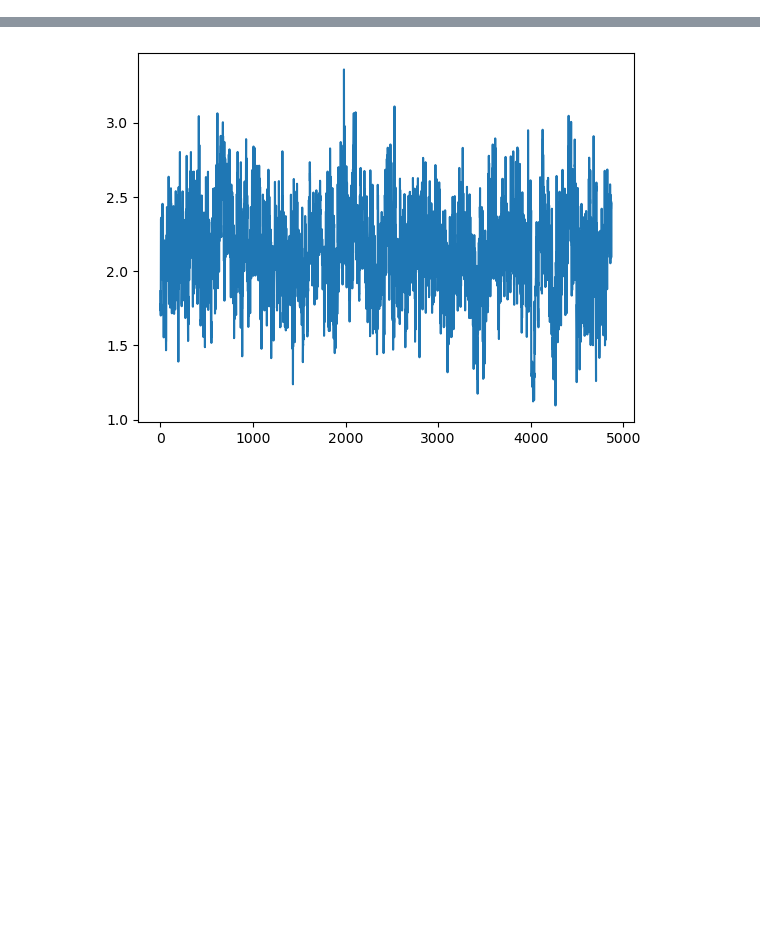
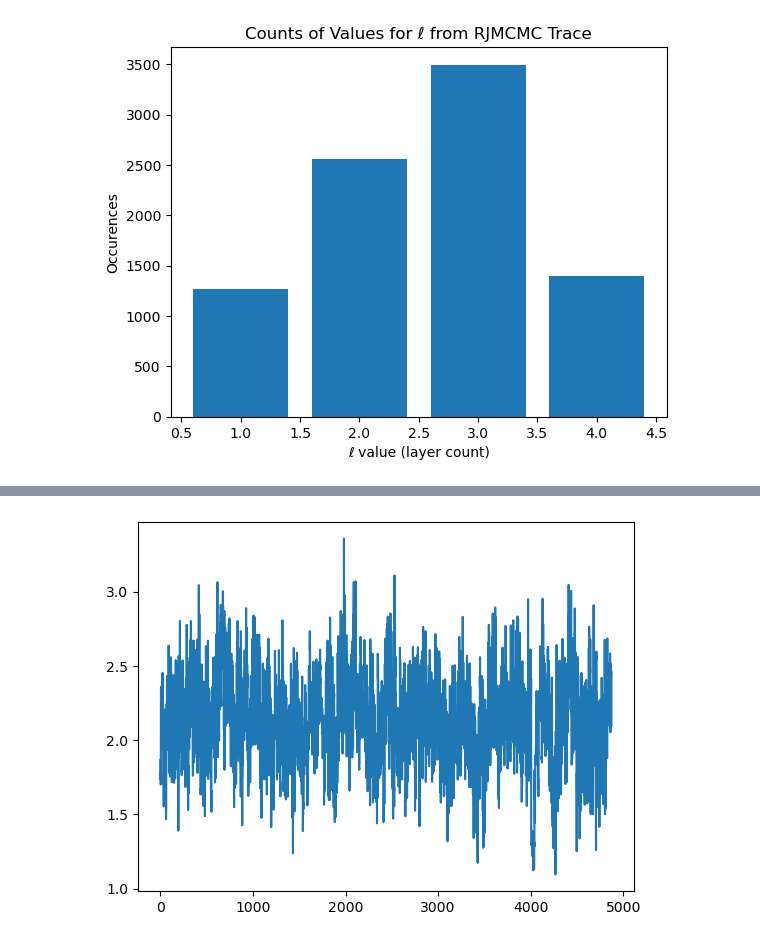
Before and after one commit to jberezow/BostonHousing, a Jupyter notebook: Thesis-LoadTraces.ipynb, the cells around one changed output, grey strips where cells are left out. Saved outputs shown, nothing was run; the diff lists cells and outputs as text; code cells hidden in the pictures; blank space fills up the shorter version.

```diff
--- a/Thesis-LoadTraces.ipynb
+++ b/Thesis-LoadTraces.ipynb
@@ -259,0 +401,15 @@ legend(bbox_to_anchor=[1.05,1],loc=2,borderaxespad=0);
+# %%
+#Bar Plot of l estimates
+l_list = [1,2,3,4]#,5,6,7,8]
+
+ls = [[traces[i][j][:l] for j=1:length(traces[i])] for i=1:chains]
+ls = collect(Iterators.flatten(ls))
+
+counts = [sum([l_list[ls[i]] == j for i in 1:length(ls)]) for j in l_list]
+bar(l_list,counts)
+
+plt.title("Counts of Values for ℓ from RJMCMC Trace")
+plt.xlabel("ℓ value (layer count)")
+plt.ylabel("Occurences");
+# %% [output]
+[figure, added]
```
Also changed, not shown: parts of 20 cells of this notebook, 18 other files.
